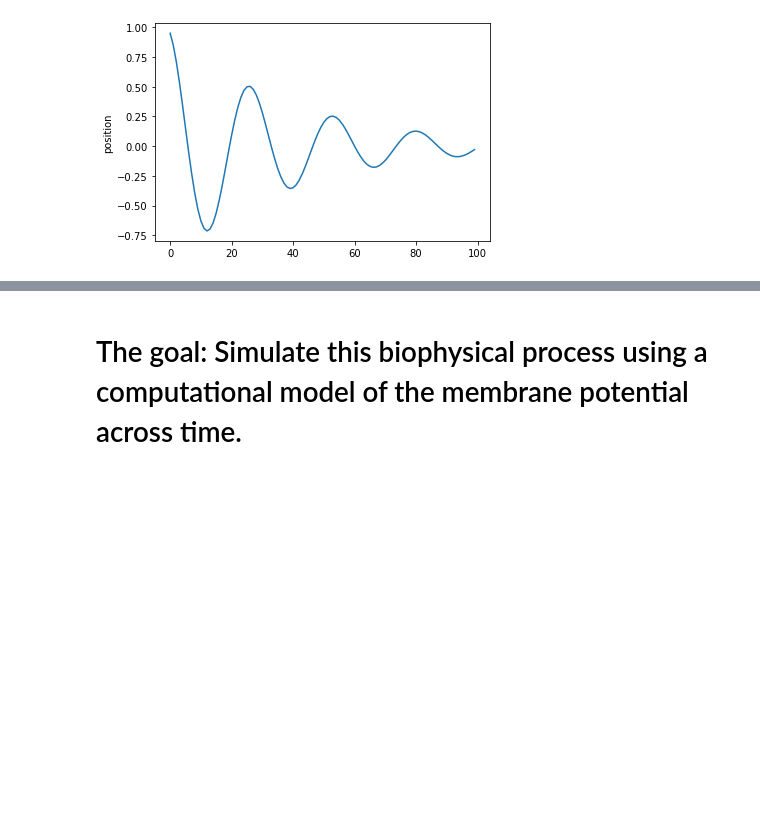
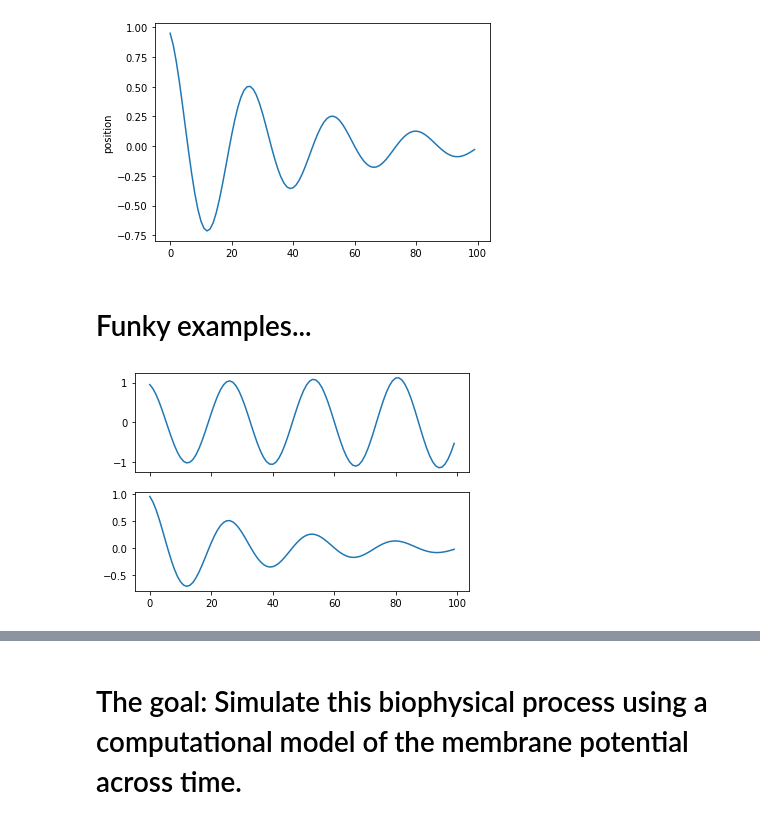
Before and after one commit to hogeveen-lab/DSPN_Fall2023_Git, a Jupyter notebook: dspn_fall2023_lecture7_integrate_and_fire.ipynb, the cells around one changed output, grey strips where cells are left out. Saved outputs shown, nothing was run; the diff lists cells and outputs as text; code cells hidden in the pictures; blank space fills up the shorter version.

```diff
--- a/dspn_fall2023_lecture7_integrate_and_fire.ipynb
+++ b/dspn_fall2023_lecture7_integrate_and_fire.ipynb
@@ -105,3 +105,12 @@ plt.ylabel('position')
 plt.show()
 # %% [output]
 [figure]
+# %% [markdown]
+# Funky examples...
+# %%
+fig, axs = plt.subplots(2, sharex=True)
+axs[0].plot(harmonic_s_to_plot)
+axs[1].plot(damped_s_to_plot)
+plt.show()
+# %% [output]
+[figure, added]
```
Also changed, not shown: parts of 2 cells of this notebook, 1 other file.
